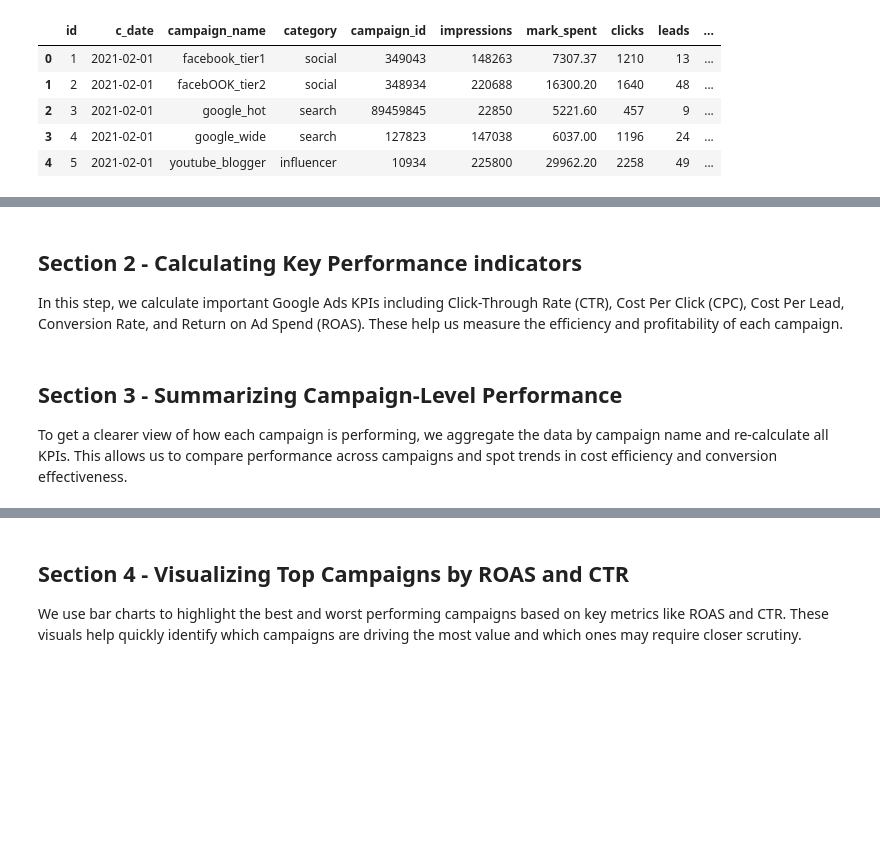
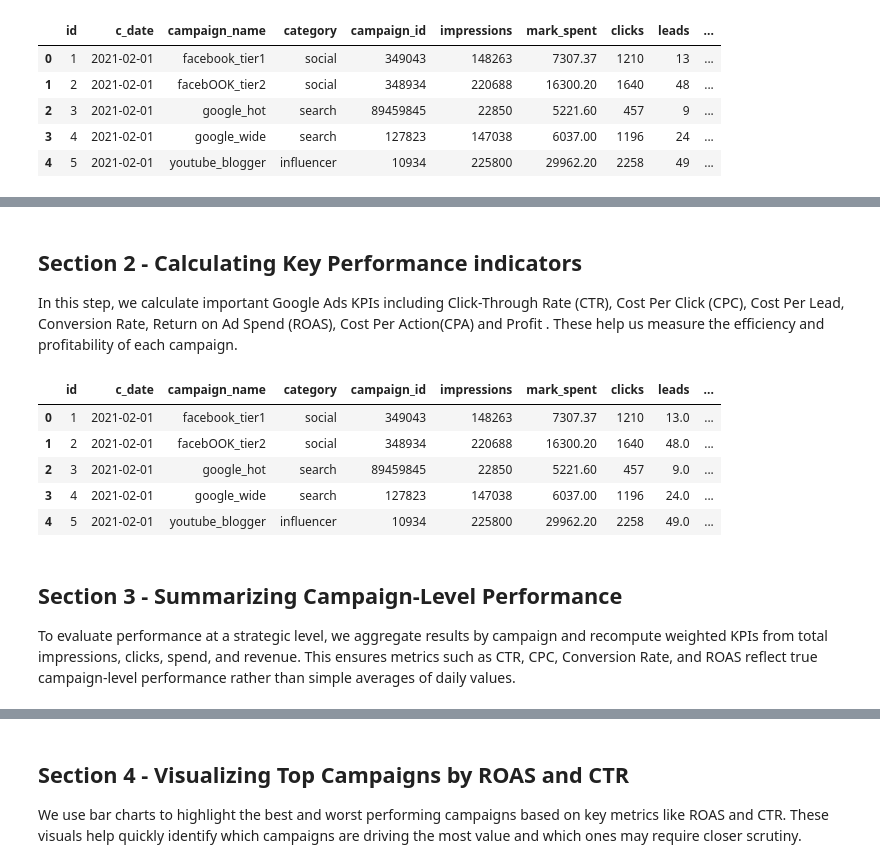
Before and after one commit to ayushpuri123/Campaign-optimisation, a Jupyter notebook: Campaign optimisation/Campaign Optimisation.ipynb, the cells around one changed output, grey strips where cells are left out. Cells and saved outputs as stored; diff of their text form; code cells hidden in the pictures; blank space fills up the shorter version.

```diff
--- a/Campaign optimisation/Campaign Optimisation.ipynb
+++ b/Campaign optimisation/Campaign Optimisation.ipynb
@@ -30,17 +69,49 @@ df.head()
 # %% [markdown]
 ## Section 2 - Calculating Key Performance indicators
 
-In this step, we calculate important Google Ads KPIs including Click-Through Rate (CTR), Cost Per Click (CPC), Cost Per Lead, Conversion Rate, and Return on Ad Spend (ROAS). These help us measure the efficiency and profitability of each campaign.
+In this step, we calculate important Google Ads KPIs including Click-Through Rate (CTR), Cost Per Click (CPC), Cost Per Lead, Conversion Rate, Return on Ad Spend (ROAS), Cost Per Action(CPA) and Profit . These help us measure the efficiency and profitability of each campaign.
 # %%
-df['CTR'] = df['clicks'] / df['impressions']
-df['CPC'] = df['mark_spent'] / df['clicks']
-df['Cost_per_Lead'] = df['mark_spent'] / df['leads']
-df['Conversion_Rate'] = df['orders'] / df['clicks']
-df['ROAS'] = df['revenue'] / df['mark_spent']
+#calculate KPIs
+df['CTR'] = np.where(df['impressions'] > 0,
+                     df['clicks'] / df['impressions'],
+                     np.nan)
+
+df['CPC'] = np.where(df['clicks'] > 0,
+                     df['mark_spent'] / df['clicks'],
+                     np.nan)
+
+df['Cost_per_Lead'] = np.where(df['leads'] > 0,
+                               df['mark_spent'] / df['leads'],
+                               np.nan)
+
+df['Conversion_Rate'] = np.where(df['clicks'] > 0,
+                                 df['orders'] / df['clicks'],
+                                 np.nan)
+
+df['ROAS'] = np.where(df['mark_spent'] > 0,
+                      df['revenue'] / df['mark_spent'],
+                      np.nan)
+
+df['CPA'] = np.where(df['orders'] > 0,
+                     df['mark_spent'] / df['orders'],
+                     np.nan)
+
+df['Profit'] = df['revenue'] - df['mark_spent']
+
+kpi_cols = ['CTR','CPC','Cost_per_Lead','Conversion_Rate','ROAS','CPA','Profit']
+df[kpi_cols] = df[kpi_cols].round(3)
+
+df.head()
+# %% [output]
+|  | id | c_date | campaign_name | category | campaign_id | impressions | mark_spent | clicks | leads | ... |
+| 0 | 1 | 2021-02-01 | facebook_tier1 | social | 349043 | 148263 | 7307.37 | 1210 | 13.0 | ... |
+| 1 | 2 | 2021-02-01 | facebOOK_tier2 | social | 348934 | 220688 | 16300.20 | 1640 | 48.0 | ... |
+| 2 | 3 | 2021-02-01 | google_hot | search | 89459845 | 22850 | 5221.60 | 457 | 9.0 | ... |
+| 3 | 4 | 2021-02-01 | google_wide | search | 127823 | 147038 | 6037.00 | 1196 | 24.0 | ... |
+| 4 | 5 | 2021-02-01 | youtube_blogger | influencer | 10934 | 225800 | 29962.20 | 2258 | 49.0 | ... |
 # %% [markdown]
 ## Section 3 - Summarizing Campaign-Level Performance
-
-To get a clearer view of how each campaign is performing, we aggregate the data by campaign name and re-calculate all KPIs. This allows us to compare performance across campaigns and spot trends in cost efficiency and conversion effectiveness.
+To evaluate performance at a strategic level, we aggregate results by campaign and recompute weighted KPIs from total impressions, clicks, spend, and revenue. This ensures metrics such as CTR, CPC, Conversion Rate, and ROAS reflect true campaign-level performance rather than simple averages of daily values.
 # %%
 campaign_summary = df.groupby('campaign_name').agg({
     'impressions': 'sum',
```
Also changed, not shown: parts of 15 cells of this notebook, 3 other files.
